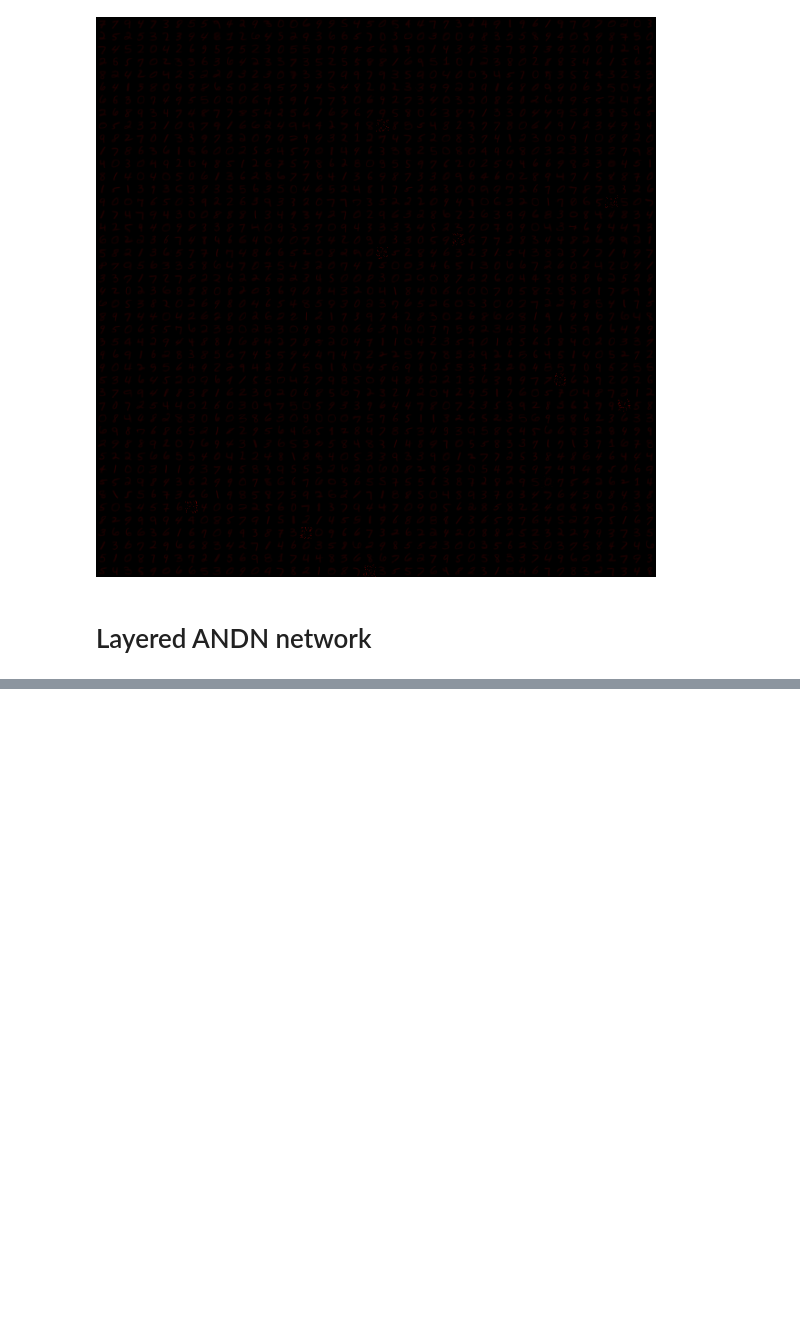
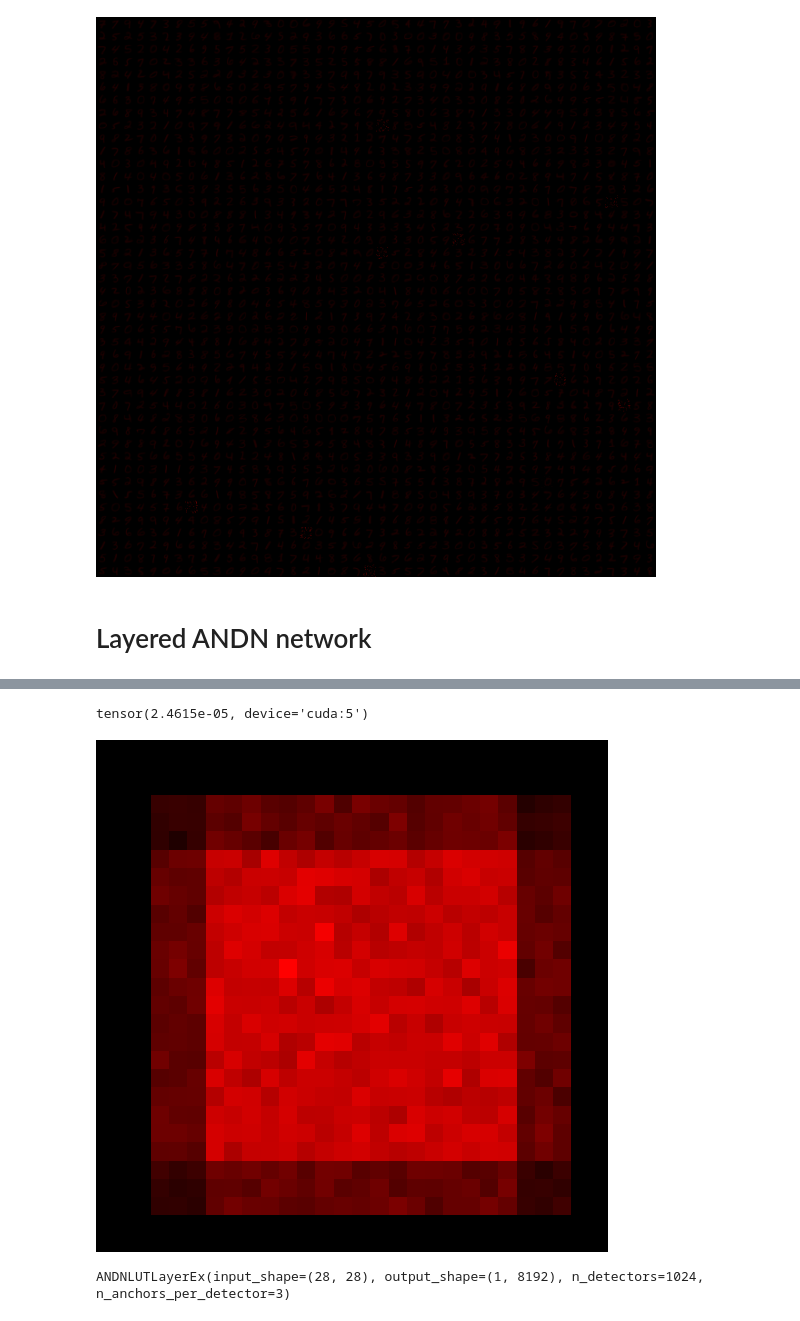
Before and after one commit to anatoli-starostin/spiky, a Jupyter notebook: workbooks/andn-lut.ipynb, the cells around one changed output, grey strips where cells are left out. Cells and saved outputs as stored; diff of their text form; code cells hidden in the pictures; blank space fills up the shorter version.

```diff
--- a/workbooks/andn-lut.ipynb
+++ b/workbooks/andn-lut.ipynb
@@ -425,0 +731,28 @@ tensor([[ 1.4642e+01,  2.5801e+01,  5.6772e+00, -1.1848e+01,  1.8600e-02,
+# %%
+average_l = torch.zeros(layered_andn_net.layer2._andn_layer.output_shape(), device=device)
+
+layered_andn_net.eval()
+correct = 0
+with torch.no_grad():
+    test_loader = torch.utils.data.DataLoader(mnist_test_dataset, batch_size=256, shuffle=True)
+    for data, target in test_loader:
+        output = layered_andn_net(data)
+        average_l += layered_andn_net._l2_res.sum(dim=0)
+
+l = average_l
+img = grayscale_to_red_and_blue(l.unsqueeze(0), do_clip=False)
+color_rescaler = 1.0 / (img.abs().max() + 0.0000000001)
+print(color_rescaler)
+img = to_pil_image((img * color_rescaler).clip(0.0, 1.0))
+img.resize(
+    [
+        512, 512
+    ], Image.NEAREST
+)
+# %% [output]
+tensor(2.4615e-05, device='cuda:5')
+[figure, added]
+# %%
+layer_to_vis
+# %% [output]
+ANDNLUTLayerEx(input_shape=(28, 28), output_shape=(1, 8192), n_detectors=1024, n_anchors_per_detector=3)
```
Also changed, not shown: parts of 28 cells of this notebook, 2 other files.
